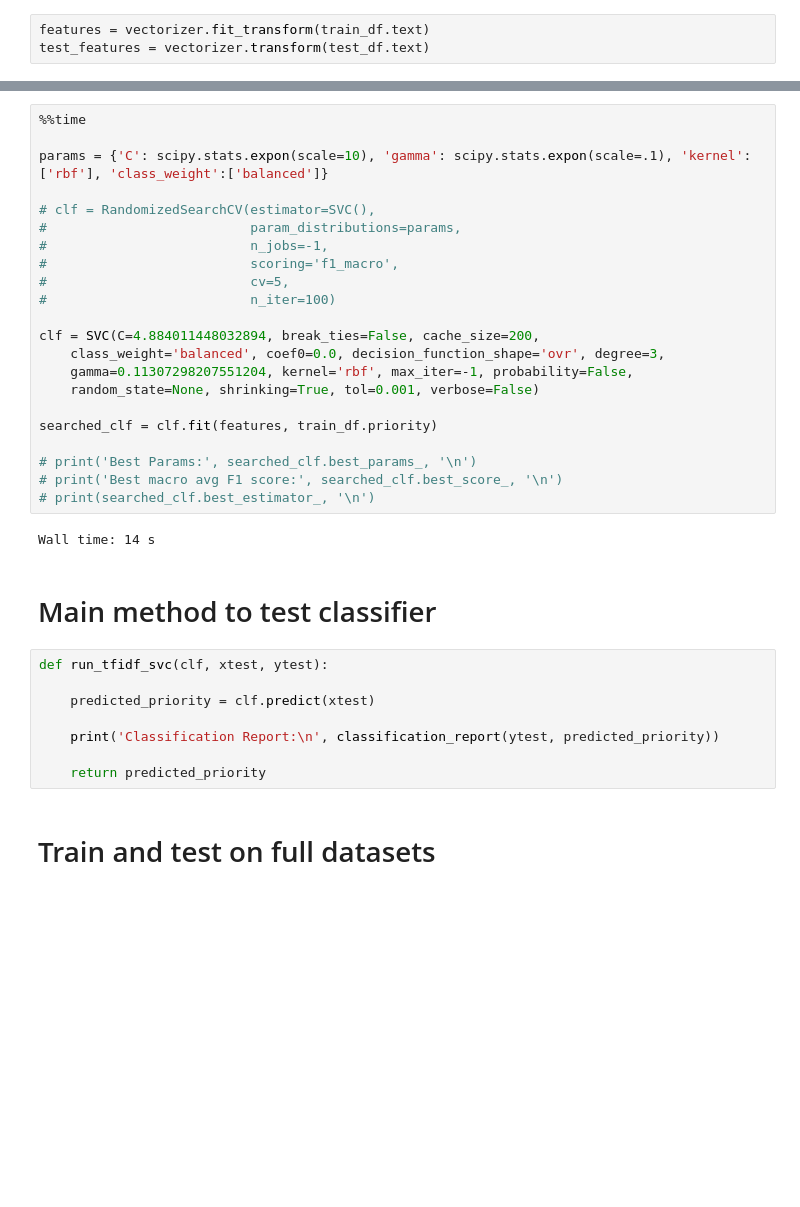
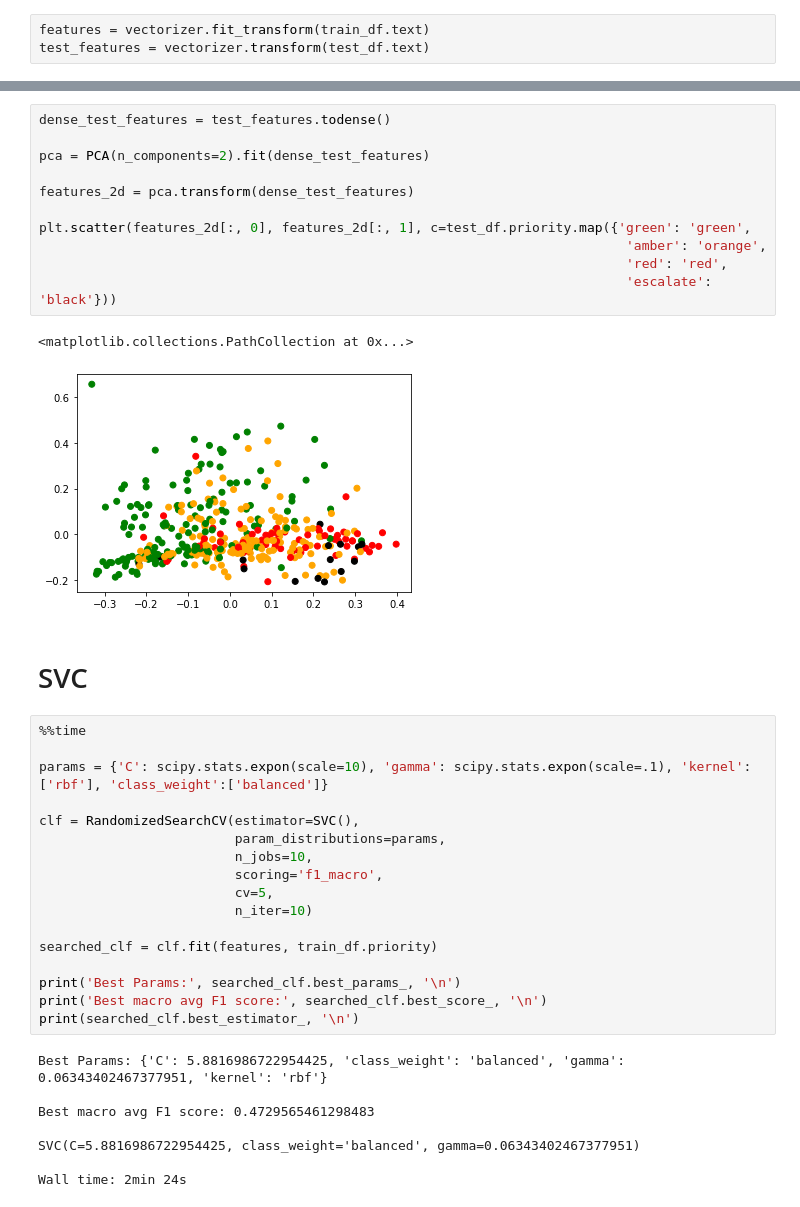
Before and after one commit to VedantMandloi/ResearchProject32934, a Jupyter notebook: src/combined_models/baseline_tfidf_svc_combined.ipynb, the cells around one changed output, grey strips where cells are left out. Cells and saved outputs as stored; diff of their text form; blank space fills up the shorter version.

```diff
--- a/src/combined_models/baseline_tfidf_svc_combined.ipynb
+++ b/src/combined_models/baseline_tfidf_svc_combined.ipynb
@@ -99,37 +191,42 @@ plt.scatter(features_2d[:, 0], features_2d[:, 1], c=train_df.priority.map({'gree
+# %%
+dense_test_features = test_features.todense()
+
+pca = PCA(n_components=2).fit(dense_test_features)
+
+features_2d = pca.transform(dense_test_features)
+
+plt.scatter(features_2d[:, 0], features_2d[:, 1], c=test_df.priority.map({'green': 'green',
+                                                                           'amber': 'orange',
+                                                                           'red': 'red',
+                                                                           'escalate': 'black'}))
+# %% [output]
+<matplotlib.collections.PathCollection at 0x...>
+[figure, added]
+# %% [markdown]
+# SVC
 # %%
 %%time
 
 params = {'C': scipy.stats.expon(scale=10), 'gamma': scipy.stats.expon(scale=.1), 'kernel': ['rbf'], 'class_weight':['balanced']}
 
-# clf = RandomizedSearchCV(estimator=SVC(),
-#                          param_distributions=params,
-#                          n_jobs=-1,
-#                          scoring='f1_macro',
-#                          cv=5,
-#                          n_iter=100)
-
-clf = SVC(C=4.884011448032894, break_ties=False, cache_size=200,
-    class_weight='balanced', coef0=0.0, decision_function_shape='ovr', degree=3,
-    gamma=0.11307298207551204, kernel='rbf', max_iter=-1, probability=False,
-    random_state=None, shrinking=True, tol=0.001, verbose=False)
+clf = RandomizedSearchCV(estimator=SVC(),
+                         param_distributions=params,
+                         n_jobs=10,
+                         scoring='f1_macro',
+                         cv=5,
+                         n_iter=10)
 
 searched_clf = clf.fit(features, train_df.priority)
 
-# print('Best Params:', searched_clf.best_params_, '\n')
-# print('Best macro avg F1 score:', searched_clf.best_score_, '\n')
-# print(searched_clf.best_estimator_, '\n')
+print('Best Params:', searched_clf.best_params_, '\n')
+print('Best macro avg F1 score:', searched_clf.best_score_, '\n')
+print(searched_clf.best_estimator_, '\n')
 # %% [output]
-Wall time: 14 s
+Best Params: {'C': 5.8816986722954425, 'class_weight': 'balanced', 'gamma': 0.06343402467377951, 'kernel': 'rbf'}
+
+Best macro avg F1 score: 0.4729565461298483
+
+SVC(C=5.8816986722954425, class_weight='balanced', gamma=0.06343402467377951)
+
+Wall time: 2min 24s
-# %% [markdown]
-# Main method to test classifier
-# %%
-def run_tfidf_svc(clf, xtest, ytest):
-
-    predicted_priority = clf.predict(xtest)
-
-    print('Classification Report:\n', classification_report(ytest, predicted_priority))
-
-    return predicted_priority
-# %% [markdown]
-# Train and test on full datasets
 # %%
```
Also changed, not shown: parts of 22 cells of this notebook, 30 other files.
